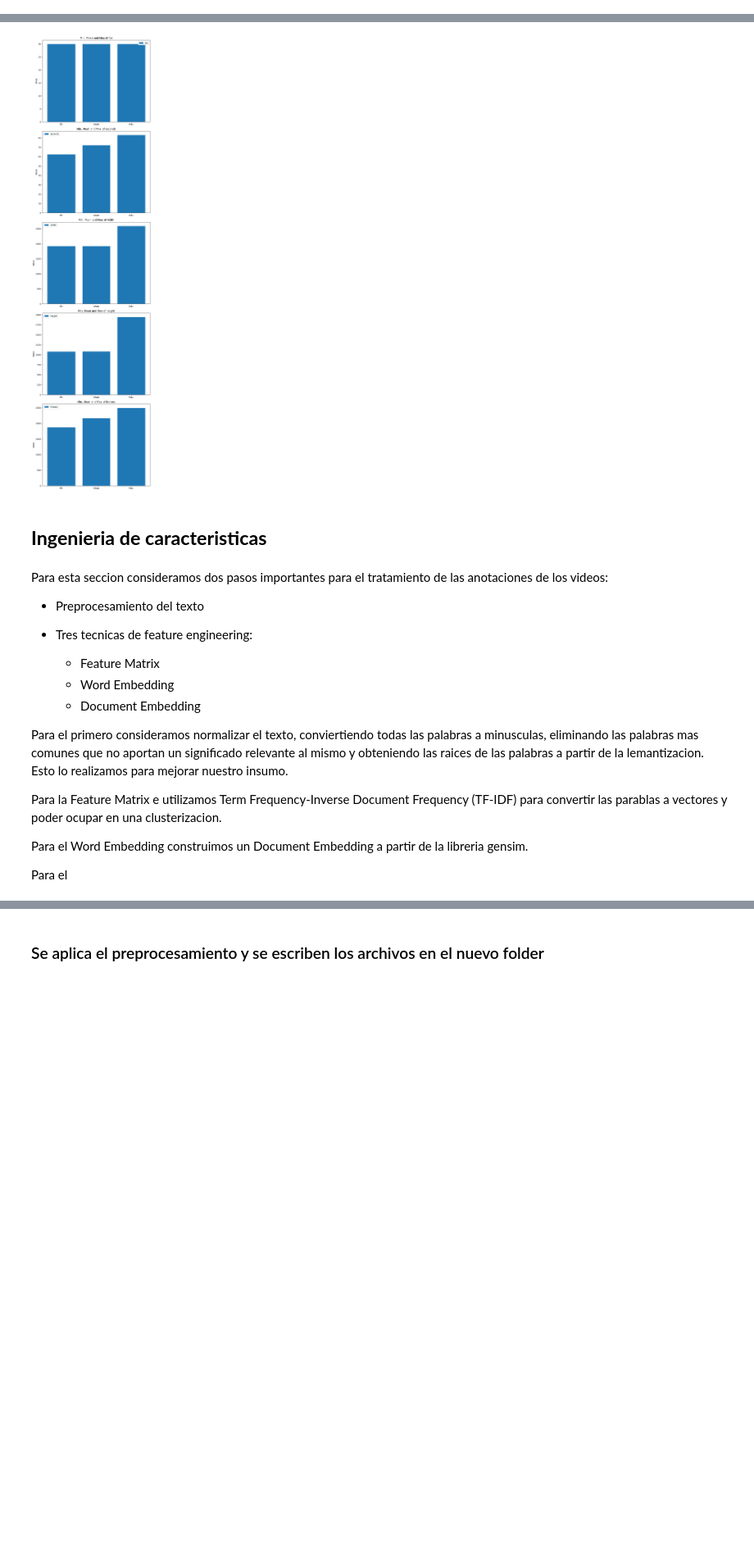
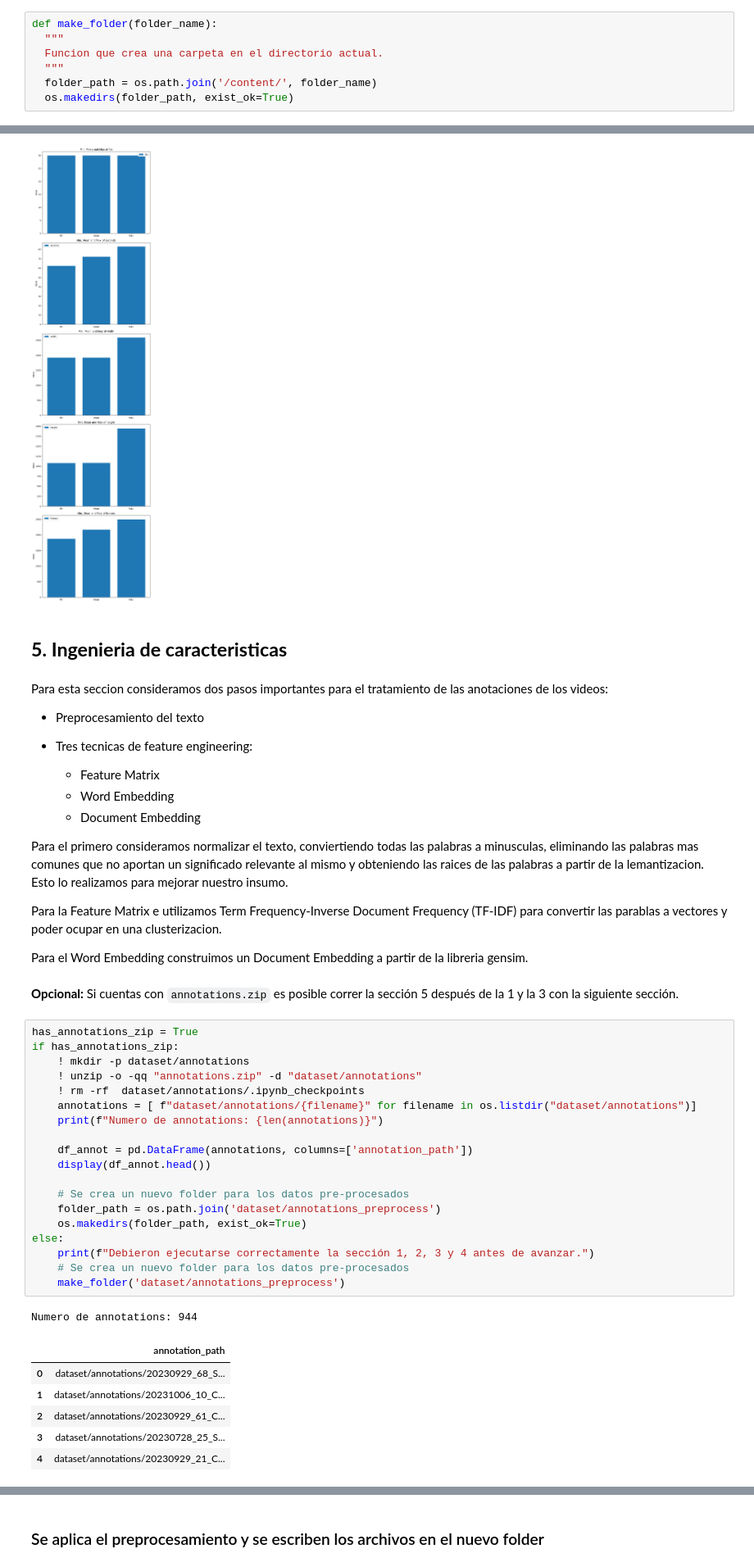
Before and after one commit to marcelarosalesj/mna_proyecto_integrador_equipo13, a Jupyter notebook: Avance4Equipo13.ipynb, the cells around one changed output, grey strips where cells are left out. Shown at 82% size. Drawn from its saved outputs; the diff is of its cells as text; blank space fills up the shorter version.

Commit message:
Agregar soporte para usar annotations.zip
Signed-off-by: Marcela Rosales <marcelarosalesj@gmail.com>

```diff
--- a/Avance4Equipo13.ipynb
+++ b/Avance4Equipo13.ipynb
@@ -143,6 +139,13 @@ for path in list_path:
 En la presente seccion se definen todas las funciones utilizadas en el notebook. Funciones de lectura de archivos, de analisis de datos, de pre-procesamiento, feature engineering y modelado.
 # %% [markdown]
 ### Funciones de lectura de datos
+# %%
+def make_folder(folder_name):
+  """
+  Funcion que crea una carpeta en el directorio actual.
+  """
+  folder_path = os.path.join('/content/', folder_name)
+  os.makedirs(folder_path, exist_ok=True)
 # %%
 def get_all_files(files_path):
   """
@@ -621,7 +622,7 @@ plot_video_characteristics(get_video_characteristics(df_val))
 # %% [output]
 [figure]
 # %% [markdown]
-## **Ingenieria de caracteristicas**
+## **5. Ingenieria de caracteristicas**
 # %% [markdown]
 Para esta seccion consideramos dos pasos importantes para el tratamiento de las anotaciones de los videos:
 
@@ -639,6 +640,33 @@ Para el primero consideramos normalizar el texto, conviertiendo todas las palabr
 Para la Feature Matrix e utilizamos Term Frequency-Inverse Document Frequency (TF-IDF) para convertir las parablas a vectores y poder ocupar en una clusterizacion.
 
 Para el Word Embedding construimos un Document Embedding a partir de la libreria gensim.
-
-Para el
+# %% [markdown]
+**Opcional:** Si cuentas con `annotations.zip` es posible correr la sección 5 después de la 1 y la 3 con la siguiente sección.
+# %%
+has_annotations_zip = True
+if has_annotations_zip:
+    ! mkdir -p dataset/annotations
+    ! unzip -o -qq "annotations.zip" -d "dataset/annotations"
+    ! rm -rf  dataset/annotations/.ipynb_checkpoints
+    annotations = [ f"dataset/annotations/{filename}" for filename in os.listdir("dataset/annotations")]
+    print(f"Numero de annotations: {len(annotations)}")
+
+    df_annot = pd.DataFrame(annotations, columns=['annotation_path'])
+    display(df_annot.head())
+
+    # Se crea un nuevo folder para los datos pre-procesados
+    folder_path = os.path.join('dataset/annotations_preprocess')
+    os.makedirs(folder_path, exist_ok=True)
+else:
+    print(f"Debieron ejecutarse correctamente la sección 1, 2, 3 y 4 antes de avanzar.")
+    # Se crea un nuevo folder para los datos pre-procesados
+    make_folder('dataset/annotations_preprocess')
+# %% [output]
+Numero de annotations: 944
+|  | annotation_path |
+| 0 | dataset/annotations/20230929_68_S... |
+| 1 | dataset/annotations/20231006_10_C... |
+| 2 | dataset/annotations/20230929_61_C... |
+| 3 | dataset/annotations/20230728_25_S... |
+| 4 | dataset/annotations/20230929_21_C... |
 # %%
```
Also changed, not shown: parts of 53 cells of this notebook.
